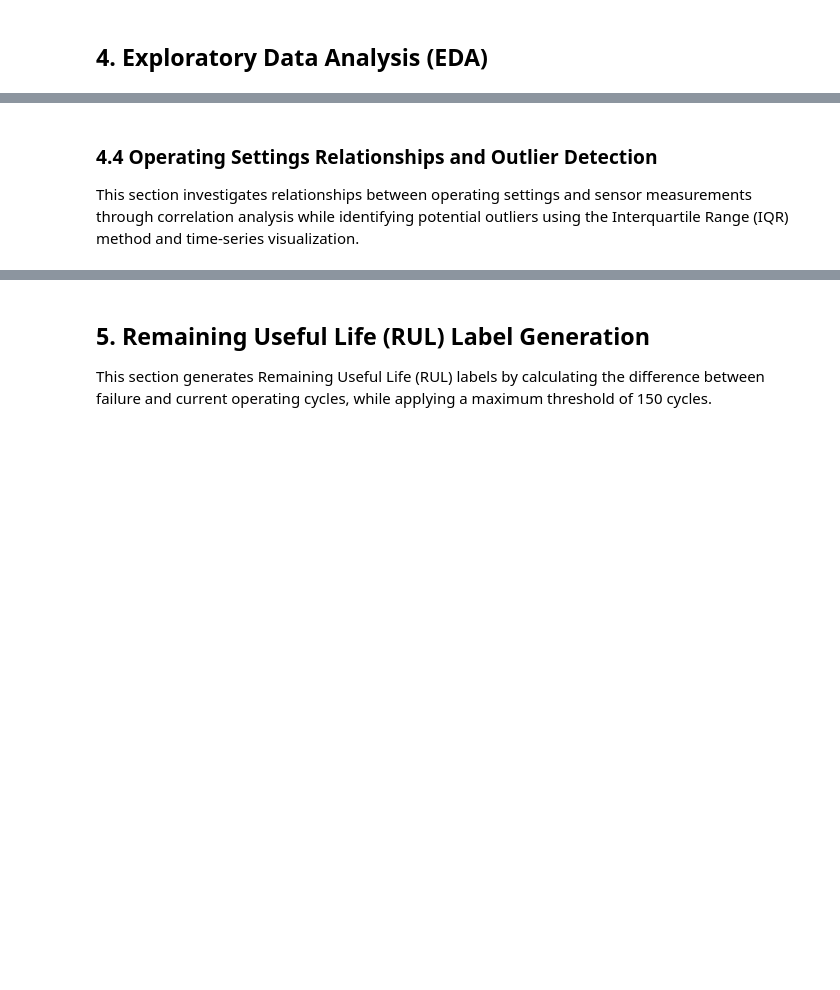
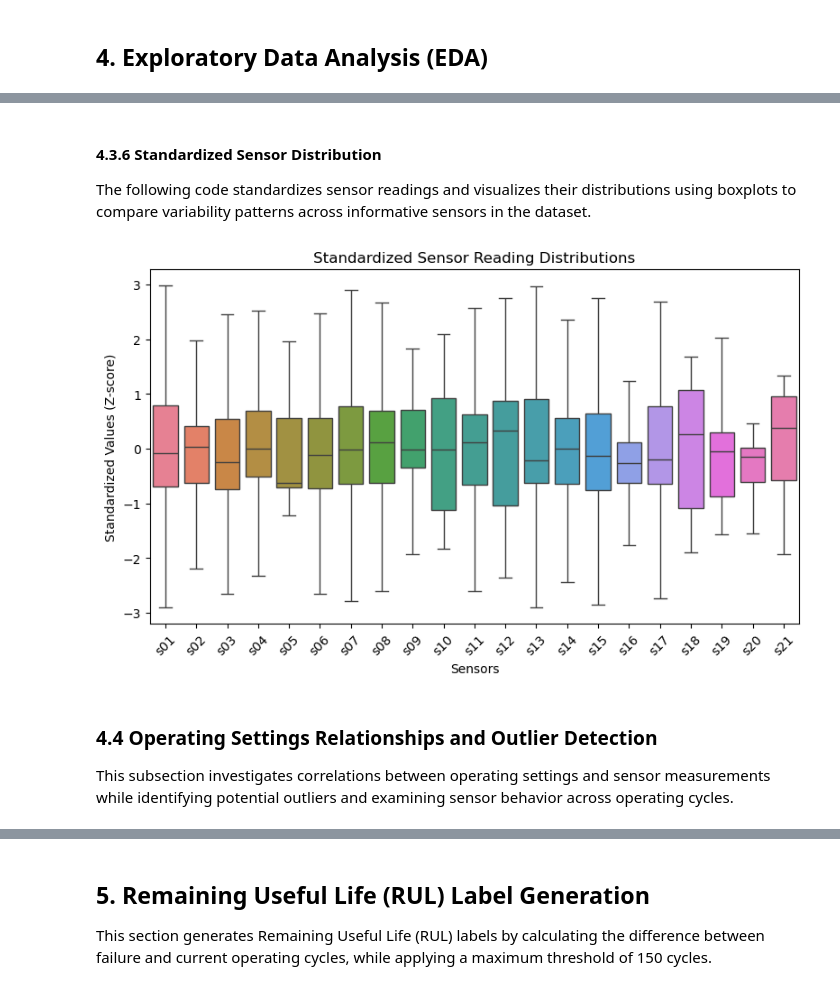
Before and after one commit to kinanpta/Deep-Learning-Midterm-Group-6, a Jupyter notebook: kode/task2_regression.ipynb, the cells around one changed output, grey strips where cells are left out. Saved outputs shown, nothing was run; the diff lists cells and outputs as text; code cells hidden in the pictures; blank space fills up the shorter version.

```diff
--- a/kode/task2_regression.ipynb
+++ b/kode/task2_regression.ipynb
@@ -725,4 +1029,35 @@ SENSOR READINGS STATISTICS
+# %% [markdown]
+#### 4.3.6 Standardized Sensor Distribution
+
+The following code standardizes sensor readings and visualizes their distributions using boxplots to compare variability patterns across informative sensors in the dataset.
+# %%
+valid_sc = sensor_info.index[
+    sensor_info["Std"].fillna(0) > 0
+].tolist()
+
+sensor_zscore = (
+    train[valid_sc] -
+    train[valid_sc].mean()
+) / train[valid_sc].std()
+
+fig, ax = plt.subplots(figsize=(8, 5))
+
+sns.boxplot(
+    data=sensor_zscore,
+    showfliers=False,
+    ax=ax
+)
+
+ax.set_title("Standardized Sensor Reading Distributions")
+ax.set_xlabel("Sensors")
+ax.set_ylabel("Standardized Values (Z-score)")
+ax.tick_params(axis="x", rotation=45)
+
+plt.tight_layout()
+plt.show()
+# %% [output]
+[figure, added]
 # %% [markdown]
 ### 4.4 Operating Settings Relationships and Outlier Detection
 
-This section investigates relationships between operating settings and sensor measurements through correlation analysis while identifying potential outliers using the Interquartile Range (IQR) method and time‑series visualization.
+This subsection investigates correlations between operating settings and sensor measurements while identifying potential outliers and examining sensor behavior across operating cycles.
```
Also changed, not shown: parts of 41 cells of this notebook.
